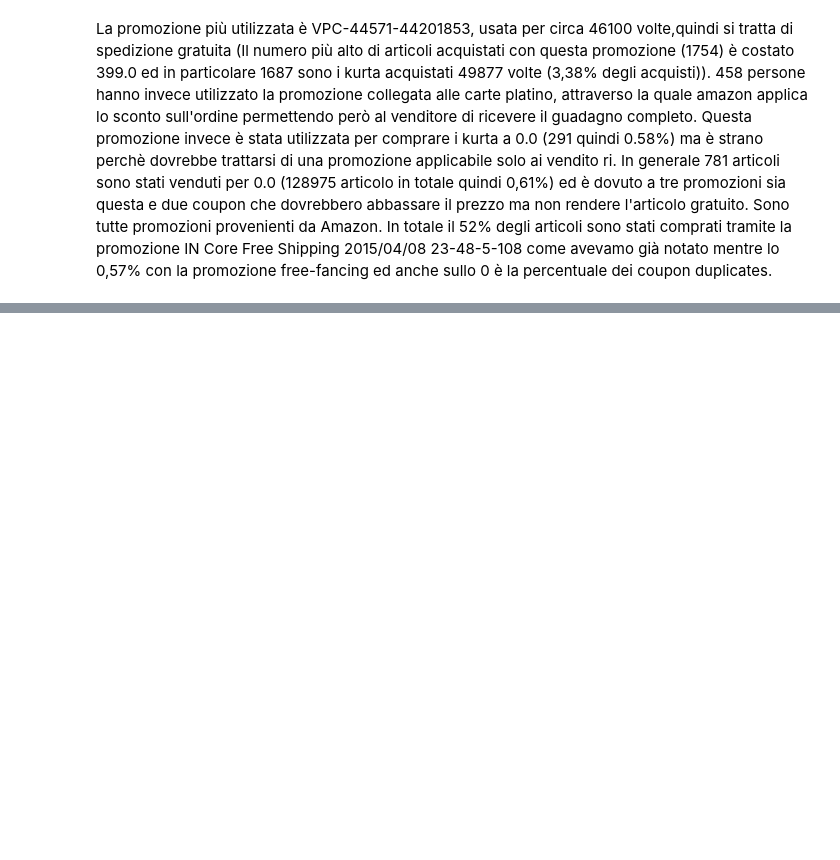
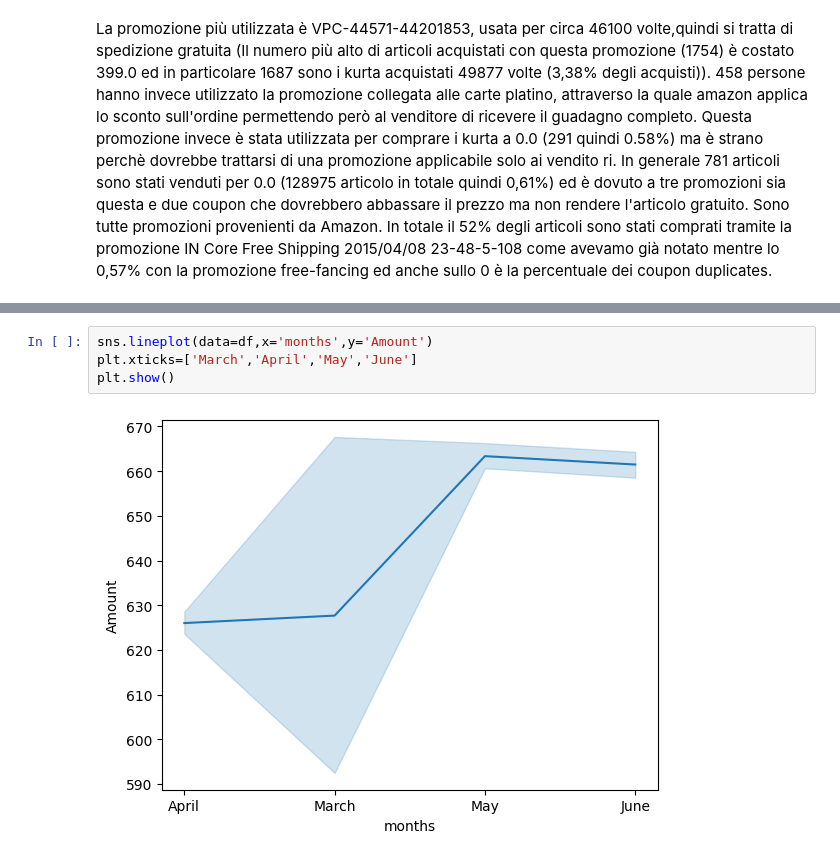
Before and after one commit to glo-code/ecommerce-analysis, a Jupyter notebook: ecommerce_analysis.ipynb, the cells around one changed output, grey strips where cells are left out. Saved outputs shown, nothing was run; the diff lists cells and outputs as text; blank space fills up the shorter version.

```diff
--- a/ecommerce_analysis.ipynb
+++ b/ecommerce_analysis.ipynb
@@ -368,0 +432,6 @@ coupon
+# %%
+sns.lineplot(data=df,x='months',y='Amount')
+plt.xticks=['March','April','May','June']
+plt.show()
+# %% [output]
+[figure, added]
```
Also changed, not shown: parts of 23 cells of this notebook.
